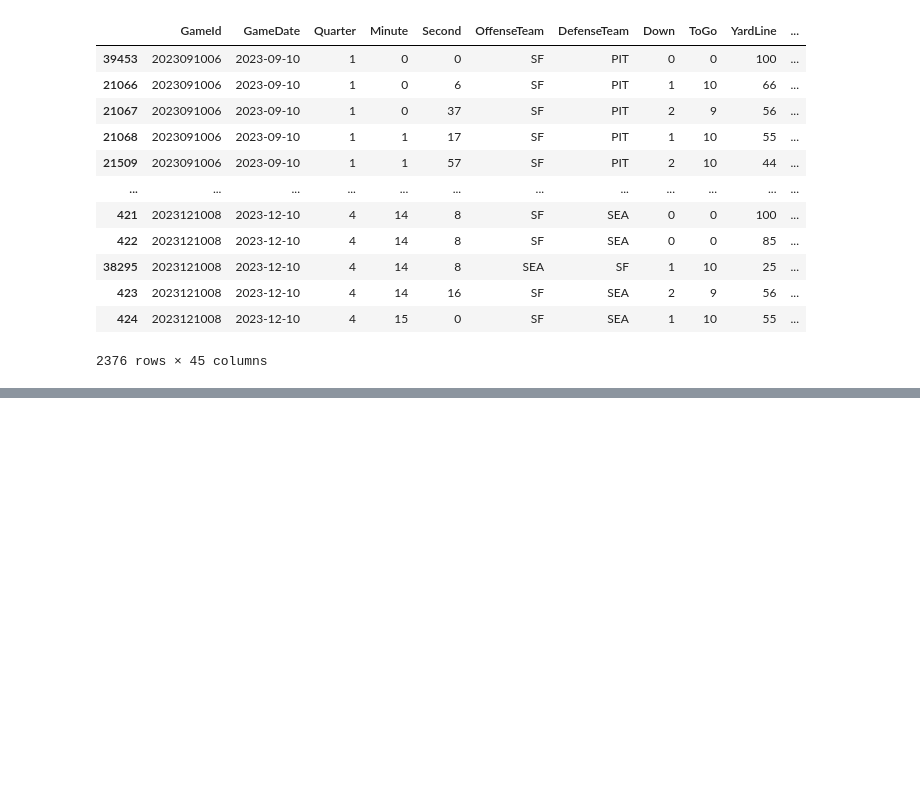
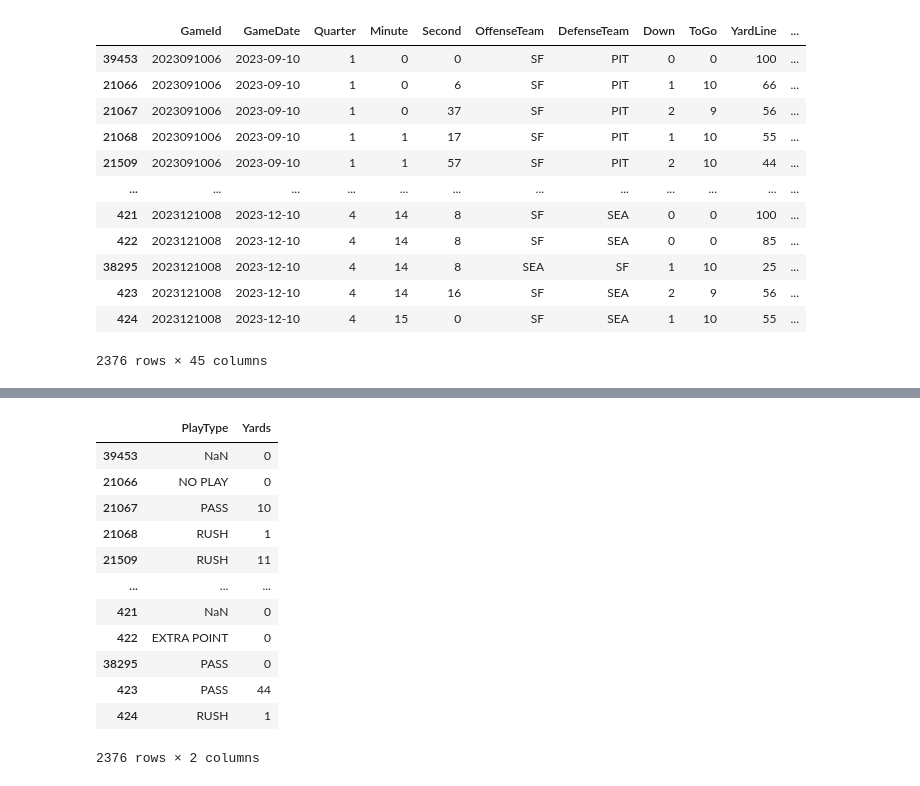
Before and after one commit to Pratik-Chaudhari-ggc/GT-Hacklytics, a Jupyter notebook: notebooks/pratikc-notebook.ipynb, the cells around one changed output, grey strips where cells are left out. Saved outputs shown, nothing was run; the diff lists cells and outputs as text; code cells hidden in the pictures; blank space fills up the shorter version.

```diff
--- a/notebooks/pratikc-notebook.ipynb
+++ b/notebooks/pratikc-notebook.ipynb
@@ -58,0 +77,18 @@ df_SF.plot.bar()
+# %%
+df_SF2 = df_SF[df_SF[['PlayType','Yards']].notna().any(axis=1)]
+df_SF2 = df_SF2[['PlayType','Yards']]
+df_SF2
+# %% [output]
+|  | PlayType | Yards |
+| 39453 | NaN | 0 |
+| 21066 | NO PLAY | 0 |
+| 21067 | PASS | 10 |
+| 21068 | RUSH | 1 |
+| 21509 | RUSH | 11 |
+| ... | ... | ... |
+| 421 | NaN | 0 |
+| 422 | EXTRA POINT | 0 |
+| 38295 | PASS | 0 |
+| 423 | PASS | 44 |
+| 424 | RUSH | 1 |
+2376 rows × 2 columns
```
Also changed, not shown: parts of 4 cells of this notebook.
